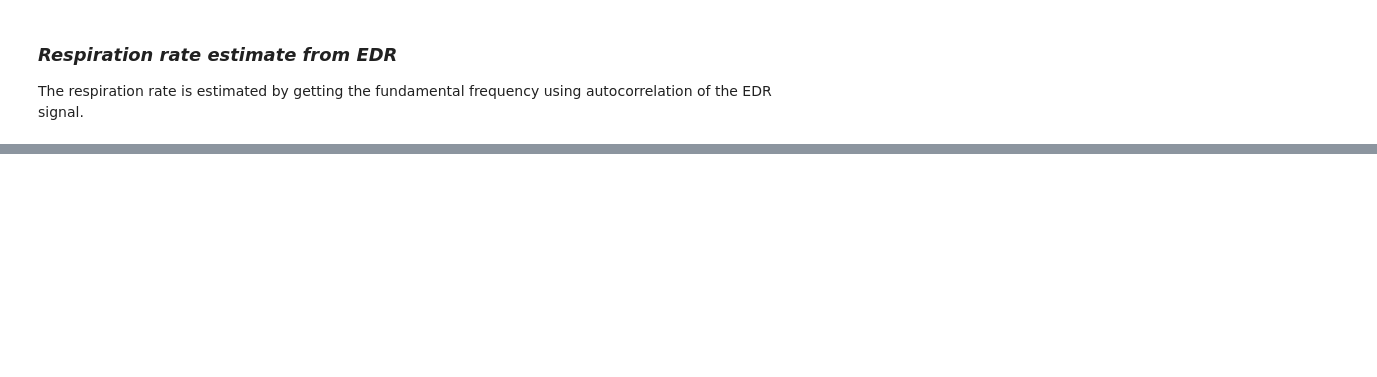
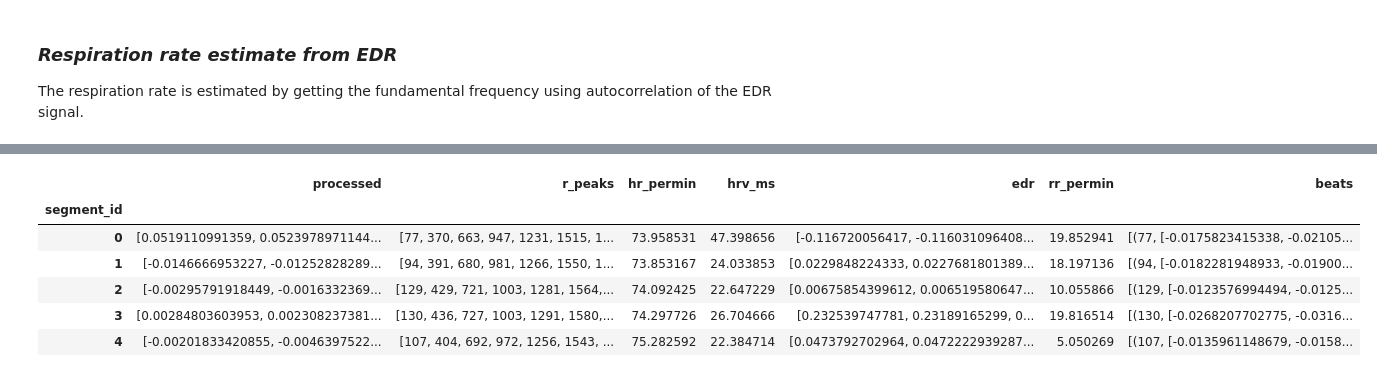
Before and after one commit to xmpuspus/ECG, a Jupyter notebook: notebooks/ecg_pipeline.ipynb, the cells around one changed output, grey strips where cells are left out. Saved outputs shown, nothing was run; the diff lists cells and outputs as text; code cells hidden in the pictures; blank space fills up the shorter version.

Commit message:
Add segment extraction

```diff
--- a/notebooks/ecg_pipeline.ipynb
+++ b/notebooks/ecg_pipeline.ipynb
@@ -112,0 +125,8 @@ Estimated respiration rate: 0.26 breaths/sec
+# %%
+# Set size of segment
+window_dur = 30 # in seconds
+window_size = fs*window_dur
+# %%
+# Tag each datapoint with segment_id
+processed_ECG.add_segment_id(window_size, trunc_end=True)
+processed_ECG.df.head()
@@ -112,0 +158,13 @@ Estimated respiration rate: 0.26 breaths/sec
+# %%
+# Compute physiological parameters per segment
+processed_ECG.get_segment_features()
+segments_df = processed_ECG.segments_df
+segments_df.head()
+# %% [output]
+|  | processed | r_peaks | hr_permin | hrv_ms | edr | rr_permin | beats |
+| segment_id |  |  |  |  |  |  |  |
+| 0 | [0.0519110991359, 0.0523978971144... | [77, 370, 663, 947, 1231, 1515, 1... | 73.958531 | 47.398656 | [-0.116720056417, -0.116031096408... | 19.852941 | [(77, [-0.0175823415338, -0.02105... |
+| 1 | [-0.0146666953227, -0.01252828289... | [94, 391, 680, 981, 1266, 1550, 1... | 73.853167 | 24.033853 | [0.0229848224333, 0.0227681801389... | 18.197136 | [(94, [-0.0182281948933, -0.01900... |
+| 2 | [-0.00295791918449, -0.0016332369... | [129, 429, 721, 1003, 1281, 1564,... | 74.092425 | 22.647229 | [0.00675854399612, 0.006519580647... | 10.055866 | [(129, [-0.0123576994494, -0.0125... |
+| 3 | [0.00284803603953, 0.002308237381... | [130, 436, 727, 1003, 1291, 1580,... | 74.297726 | 26.704666 | [0.232539747781, 0.23189165299, 0... | 19.816514 | [(130, [-0.0268207702775, -0.0316... |
+| 4 | [-0.00201833420855, -0.0046397522... | [107, 404, 692, 972, 1256, 1543, ... | 75.282592 | 22.384714 | [0.0473792702964, 0.0472222939287... | 5.050269 | [(107, [-0.0135961148679, -0.0158... |
```
Also changed, not shown: parts of 15 cells of this notebook.
